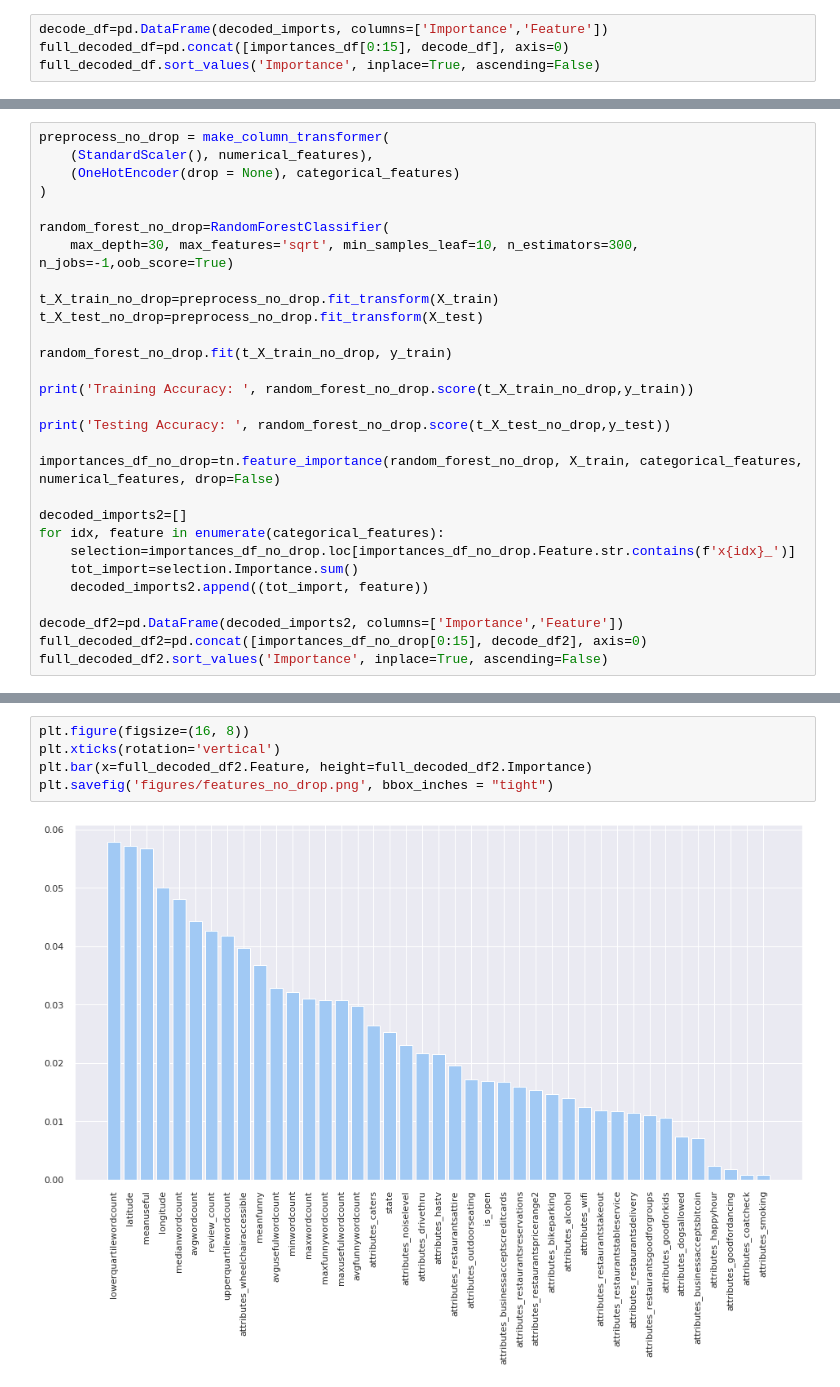
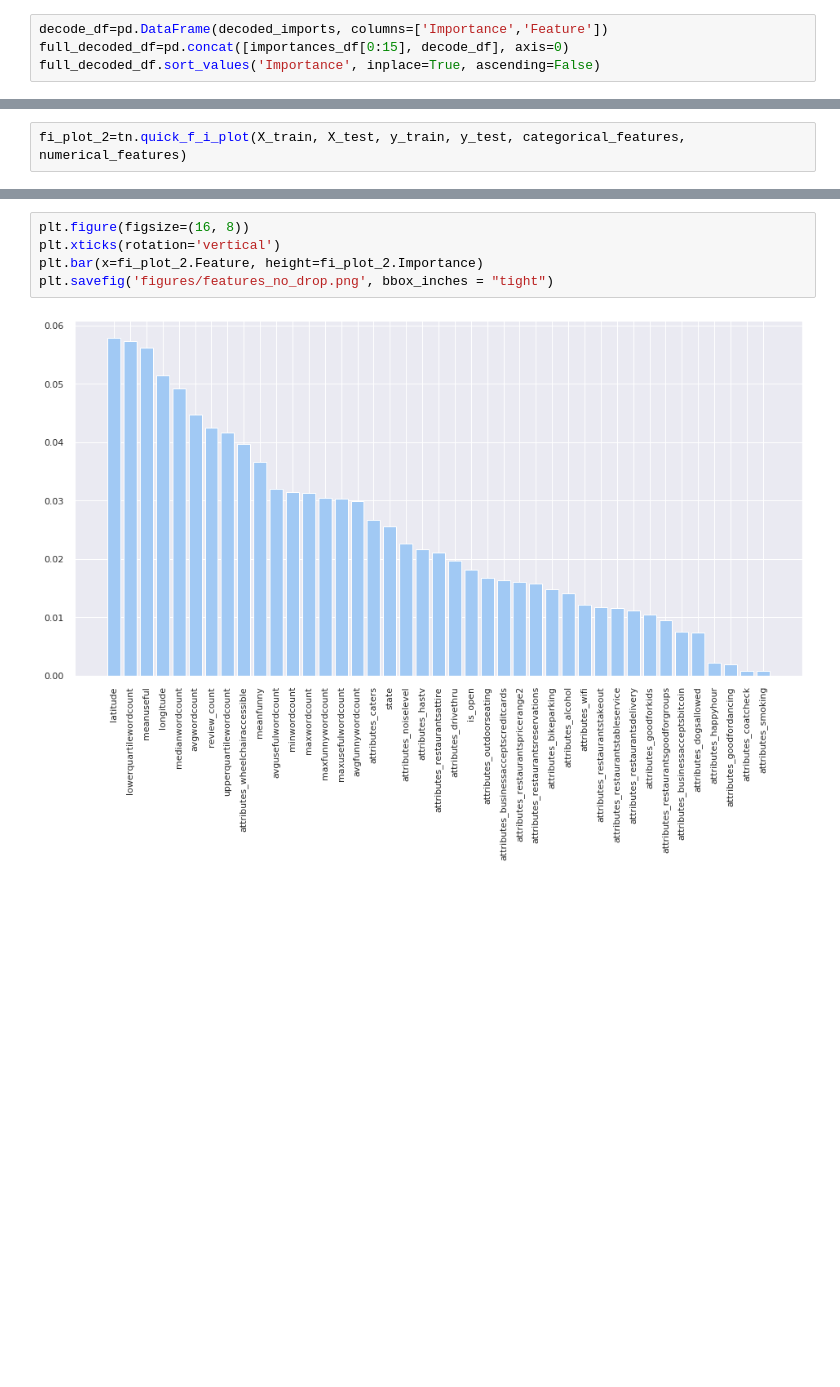
Before and after one commit to wisundstrom/yelp-ratings-prediction, a Jupyter notebook: Technical_Notebook.ipynb, the cells around one changed output, grey strips where cells are left out. Drawn from its saved outputs; the diff is of its cells as text; blank space fills up the shorter version.

```diff
--- a/Technical_Notebook.ipynb
+++ b/Technical_Notebook.ipynb
@@ -222,29 +221,0 @@ plt.savefig('figures/features.png', bbox_inches = "tight")
-# %%
-preprocess_no_drop = make_column_transformer(
-    (StandardScaler(), numerical_features),
-    (OneHotEncoder(drop = None), categorical_features)
-)
-
-random_forest_no_drop=RandomForestClassifier(
-    max_depth=30, max_features='sqrt', min_samples_leaf=10, n_estimators=300, n_jobs=-1,oob_score=True)
-
-t_X_train_no_drop=preprocess_no_drop.fit_transform(X_train)
-t_X_test_no_drop=preprocess_no_drop.fit_transform(X_test)
-
-random_forest_no_drop.fit(t_X_train_no_drop, y_train)
-
-print('Training Accuracy: ', random_forest_no_drop.score(t_X_train_no_drop,y_train))
-
-print('Testing Accuracy: ', random_forest_no_drop.score(t_X_test_no_drop,y_test))
-
-importances_df_no_drop=tn.feature_importance(random_forest_no_drop, X_train, categorical_features, numerical_features, drop=False)
-
-decoded_imports2=[]
-for idx, feature in enumerate(categorical_features):
-    selection=importances_df_no_drop.loc[importances_df_no_drop.Feature.str.contains(f'x{idx}_')]
-    tot_import=selection.Importance.sum()
-    decoded_imports2.append((tot_import, feature))
-
-decode_df2=pd.DataFrame(decoded_imports2, columns=['Importance','Feature'])
-full_decoded_df2=pd.concat([importances_df_no_drop[0:15], decode_df2], axis=0)
-full_decoded_df2.sort_values('Importance', inplace=True, ascending=False)
@@ -253,0 +222,2 @@ Testing Accuracy:  0.7159755449229134
+# %%
+fi_plot_2=tn.quick_f_i_plot(X_train, X_test, y_train, y_test, categorical_features, numerical_features)
@@ -254,7 +227,7 @@ Testing Accuracy:  0.7159755449229134
 # %%
 plt.figure(figsize=(16, 8))
 plt.xticks(rotation='vertical')
-plt.bar(x=full_decoded_df2.Feature, height=full_decoded_df2.Importance)
+plt.bar(x=fi_plot_2.Feature, height=fi_plot_2.Importance)
 plt.savefig('figures/features_no_drop.png', bbox_inches = "tight")
 # %% [output]
-[figure, old version]
+[figure, new version]
```
Also changed, not shown: parts of 6 cells of this notebook, 3 other files.
